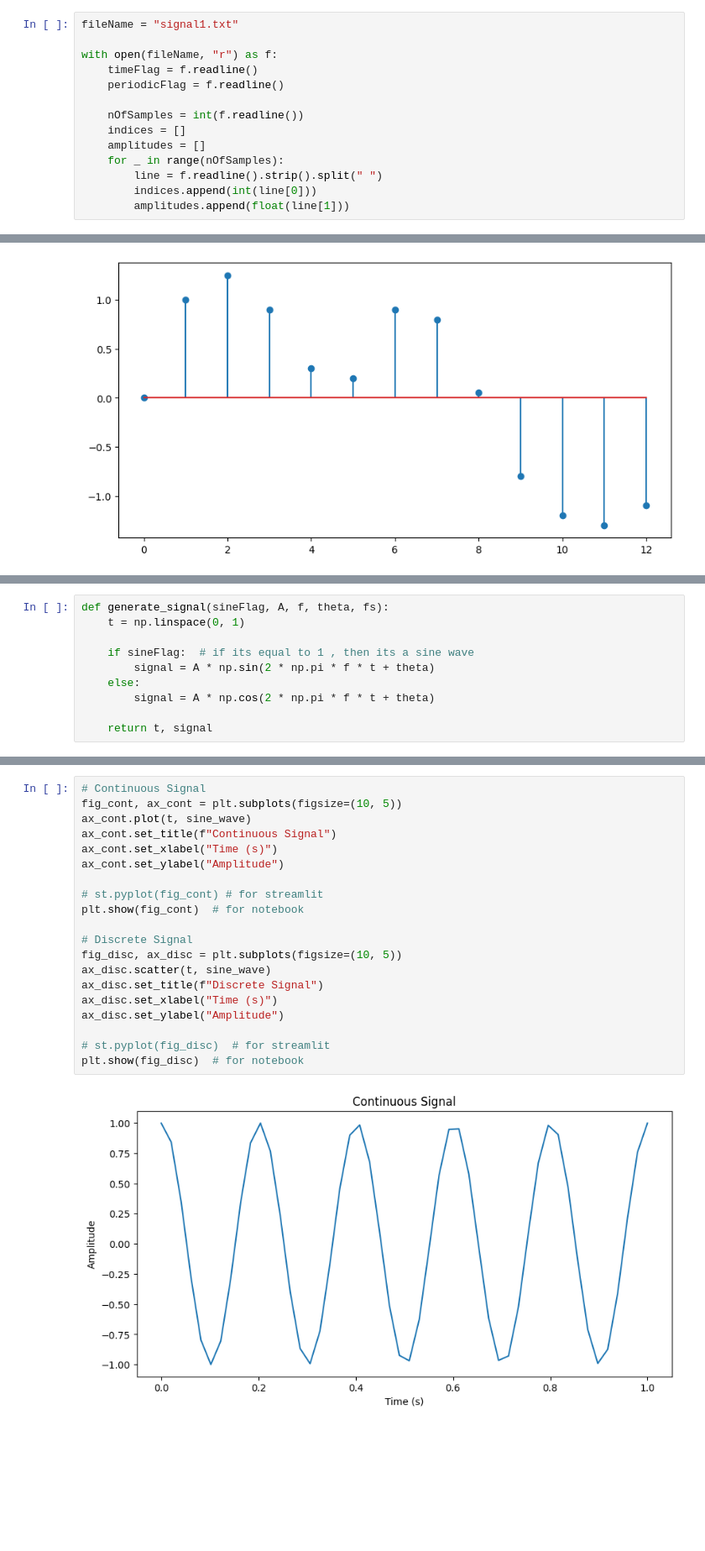
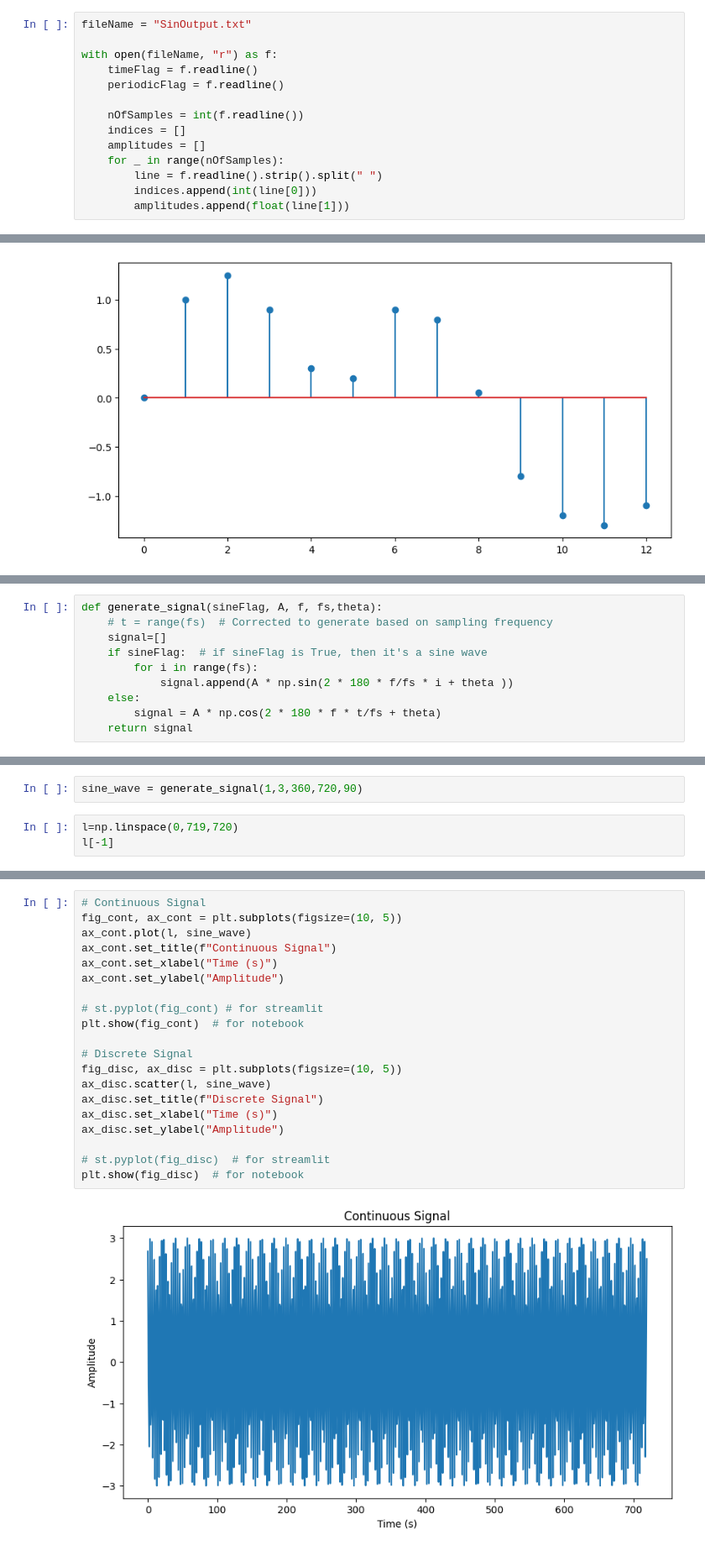
Before and after one commit to Omar-Elhakim/Digital-Signal-Processing, a Jupyter notebook: main.ipynb, the cells around one changed output, grey strips where cells are left out. Shown: that part at 84% size. Saved outputs shown, nothing was run; the diff lists cells and outputs as text; blank space fills up the shorter version.

```diff
--- a/main.ipynb
+++ b/main.ipynb
@@ -2,7 +2,7 @@
 import matplotlib.pyplot as plt
 import numpy as np
 # %%
-fileName = "signal1.txt"
+fileName = "SinOutput.txt"
 
 with open(fileName, "r") as f:
     timeFlag = f.readline()
@@ -34,10 +58,10 @@ plt.show(fig)  # for notebook
 # %%
-def generate_signal(sineFlag, A, f, theta, fs):
-    t = np.linspace(0, 1)
-
-    if sineFlag:  # if its equal to 1 , then its a sine wave
-        signal = A * np.sin(2 * np.pi * f * t + theta)
+def generate_signal(sineFlag, A, f, fs,theta):
+    # t = range(fs)  # Corrected to generate based on sampling frequency
+    signal=[]
+    if sineFlag:  # if sineFlag is True, then it's a sine wave
+        for i in range(fs):
+            signal.append(A * np.sin(2 * 180 * f/fs * i + theta ))
     else:
-        signal = A * np.cos(2 * np.pi * f * t + theta)
-
-    return t, signal
+        signal = A * np.cos(2 * 180 * f * t/fs + theta)
+    return signal
@@ -45,0 +68,5 @@ t, sine_wave = generate_signal(1, 1, 5, 1.5, 50)
+# %%
+sine_wave = generate_signal(1,3,360,720,90)
+# %%
+l=np.linspace(0,719,720)
+l[-1]
@@ -46,22 +75,22 @@ t, sine_wave = generate_signal(1, 1, 5, 1.5, 50)
 # %%
 # Continuous Signal
 fig_cont, ax_cont = plt.subplots(figsize=(10, 5))
-ax_cont.plot(t, sine_wave)
+ax_cont.plot(l, sine_wave)
 ax_cont.set_title(f"Continuous Signal")
 ax_cont.set_xlabel("Time (s)")
 ax_cont.set_ylabel("Amplitude")
 
 # st.pyplot(fig_cont) # for streamlit
 plt.show(fig_cont)  # for notebook
 
 # Discrete Signal
 fig_disc, ax_disc = plt.subplots(figsize=(10, 5))
-ax_disc.scatter(t, sine_wave)
+ax_disc.scatter(l, sine_wave)
 ax_disc.set_title(f"Discrete Signal")
 ax_disc.set_xlabel("Time (s)")
 ax_disc.set_ylabel("Amplitude")
 
 # st.pyplot(fig_disc)  # for streamlit
 plt.show(fig_disc)  # for notebook
 # %% [output]
-[figure, old version]
+[figure, new version]
```
Also changed, not shown: parts of 7 cells of this notebook, 3 other files.
